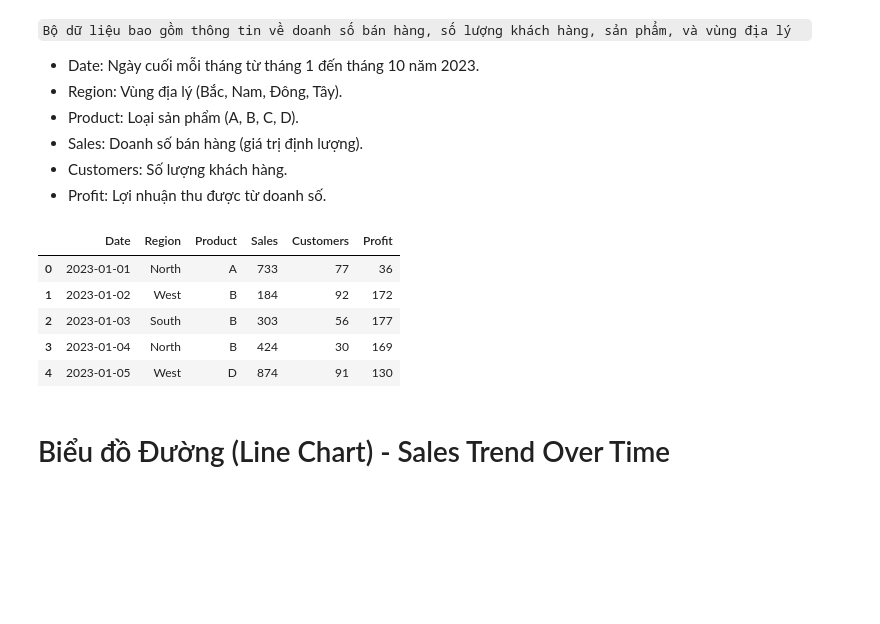
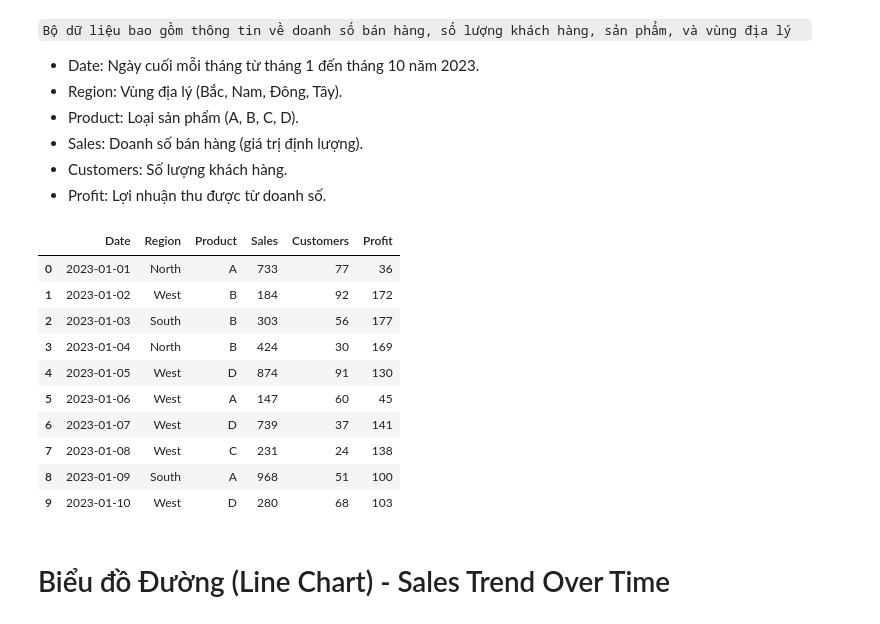
Before and after one commit to thanhthao2004/Tranning-Python-Lesson4, a Jupyter notebook: LyThuyetCungCo.ipynb, the cells around one changed output. Drawn from its saved outputs; the diff is of its cells as text; code cells hidden in the pictures; blank space fills up the shorter version.

```diff
--- a/LyThuyet.ipynb
+++ b/LyThuyetCungCo.ipynb
@@ -22,14 +40,19 @@ import seaborn as sns
 # %%
 # pandas có hỗ trợ đọc các loại file như excel hay csv
 df = pd.read_csv('Data_sale.csv')
-df.head()
+df.head(10)
 # %% [output]
 |  | Date | Region | Product | Sales | Customers | Profit |
 | 0 | 2023-01-01 | North | A | 733 | 77 | 36 |
 | 1 | 2023-01-02 | West | B | 184 | 92 | 172 |
 | 2 | 2023-01-03 | South | B | 303 | 56 | 177 |
 | 3 | 2023-01-04 | North | B | 424 | 30 | 169 |
 | 4 | 2023-01-05 | West | D | 874 | 91 | 130 |
+| 5 | 2023-01-06 | West | A | 147 | 60 | 45 |
+| 6 | 2023-01-07 | West | D | 739 | 37 | 141 |
+| 7 | 2023-01-08 | West | C | 231 | 24 | 138 |
+| 8 | 2023-01-09 | South | A | 968 | 51 | 100 |
+| 9 | 2023-01-10 | West | D | 280 | 68 | 103 |
 # %% [markdown]
 # Biểu đồ Đường (Line Chart) - Sales Trend Over Time
 # %% [markdown]
```
Also changed, not shown: parts of 7 cells of this notebook, 7 other files.
